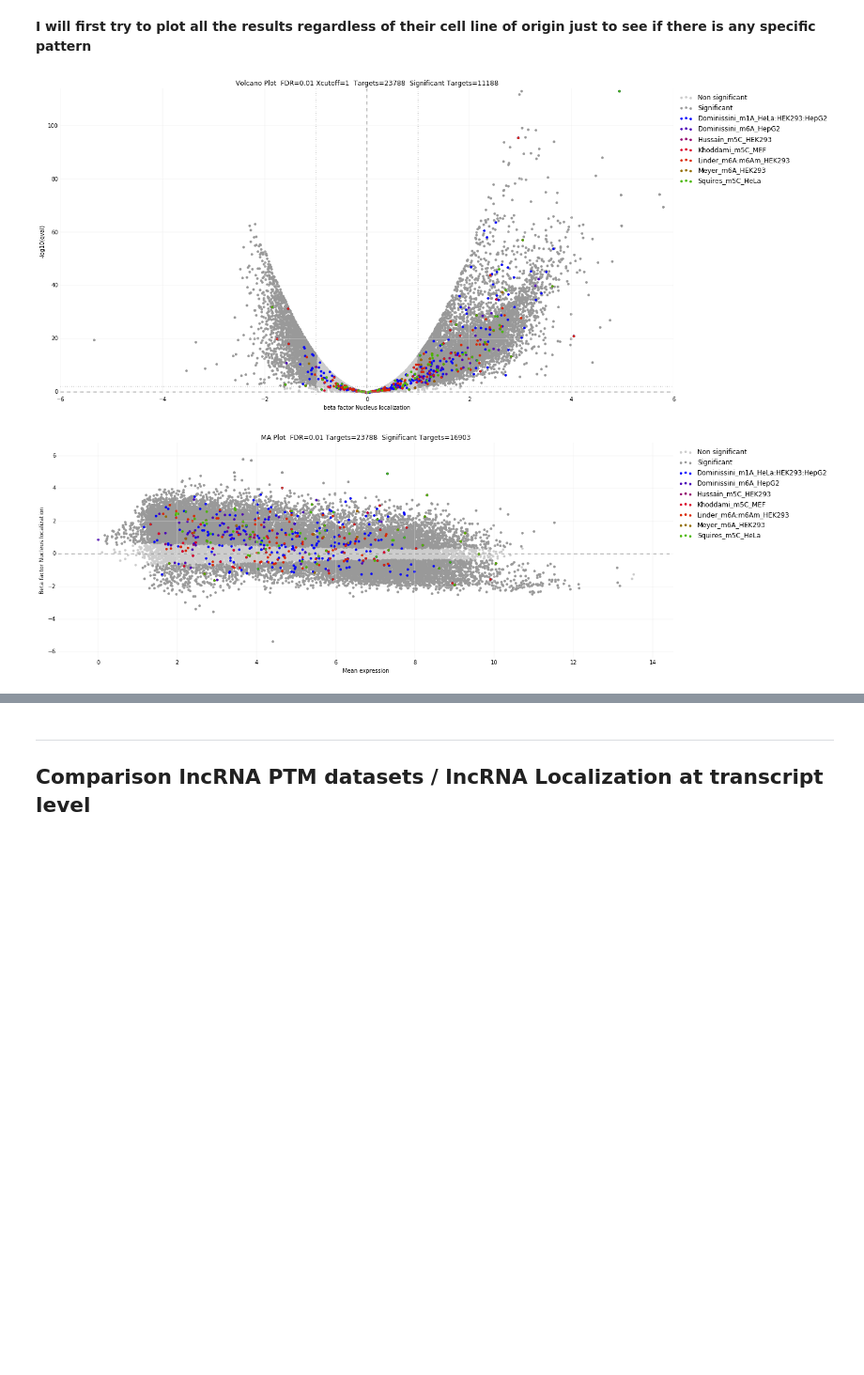
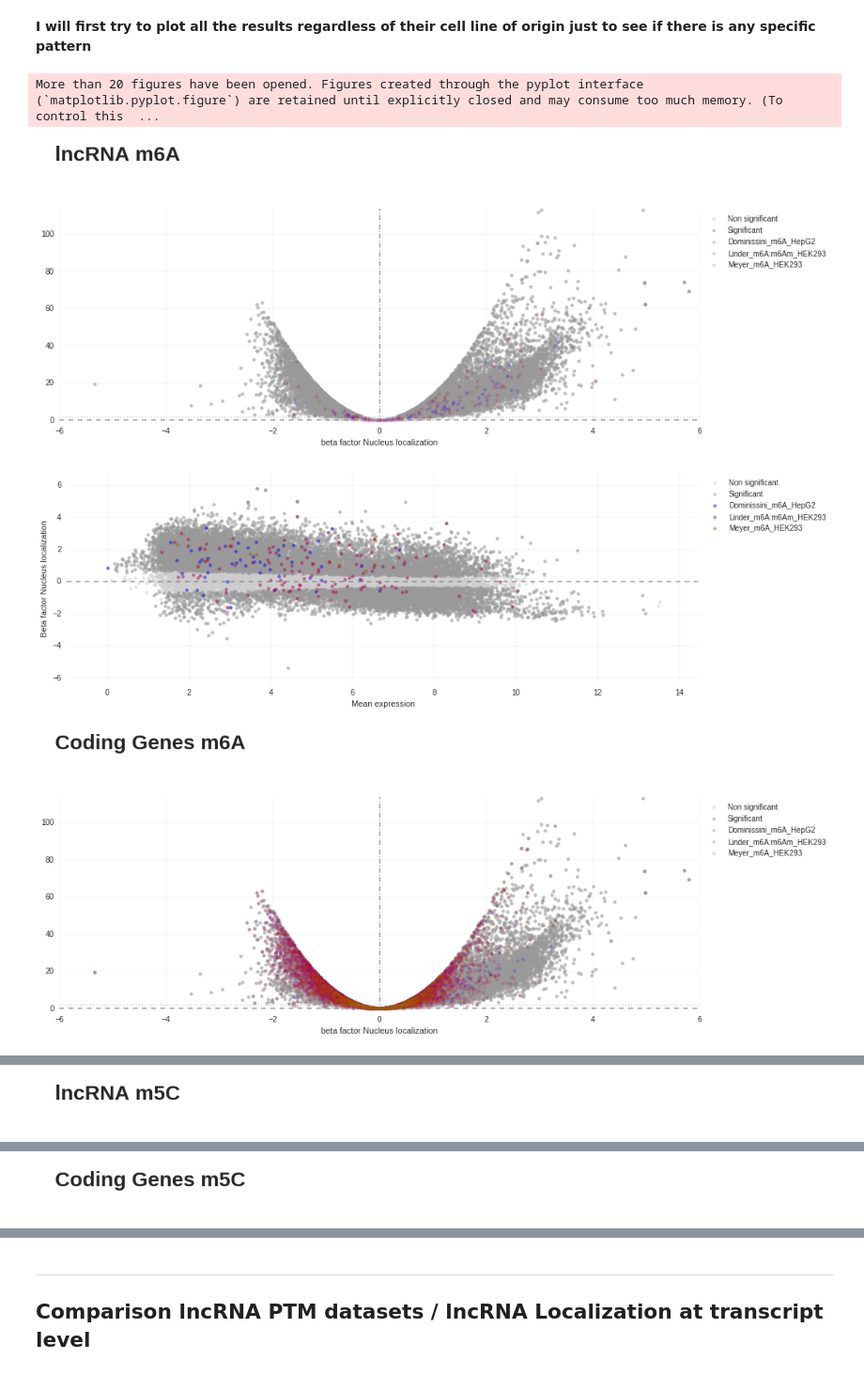
Before and after one commit to a-slide/iPython-Notebook, a Jupyter notebook: Notebooks/2016_08_04_Epi2_pilot_datasets_cross_analysis.ipynb, the cells around one changed output, grey strips where cells are left out. Shown at 94% size. Cells and saved outputs as stored; diff of their text form; code cells hidden in the pictures; blank space fills up the shorter version.

Commit message:
refine DE expression analysis

```diff
--- a/Notebooks/2016_08_04_Epi2_pilot_datasets_cross_analysis.ipynb
+++ b/Notebooks/2016_08_04_Epi2_pilot_datasets_cross_analysis.ipynb
@@ -90,20 +94,35 @@ m6A:m6Am
 # %% [markdown]
 **I will first try to plot all the results regardless of their cell line of origin just to see if there is any specific pattern**
 # %%
+# Define the categories of lnc and coding RNA
+
+condition_list = [[
+        "lncRNA",
+        ["lincRNA", "antisense", "TEC", "sense_intronic", "processed_transcript", "sense_overlapping", "3prime_overlapping_ncrna", "non_coding", "bidirectional_promoter_lncrna", "macro_lncRNA"]],
+        ["Coding Genes",
+        ["protein_coding", "transcribed_processed_pseudogene", "transcribed_unitary_pseudogene", "translated_unprocessed_pseudogene"]]]
+
 df = pd.read_table("./Localisation_Original_Datasets/Djebali-ENCODE/sleuth/gene_allRNA/ALL/localizationnucleus_wald_test.tsv")
+for modif in ["m6A", "m5C", "_Y_", "A>I", "m1A"]:
+    for condition, RNA_types in condition_list:
+        PTM_dataset_list = sorted(glob("./PTM_Annotated_Datasets/*{}*_hg38_cleaned_gencode_v24_uniq-gene.csv".format(modif)))
+        colors = get_color_list(len(PTM_dataset_list), "brg")
+        hl=[]
+        for fp, color in zip(PTM_dataset_list, colors):
+            PTM_df = pd.read_table(fp, names=["target_id", "gene_name", "gene_type", "count"])
+            PTM_lab = file_name(fp).split("_hg38_")[0]
+            PTM_target_id = PTM_df.target_id[(PTM_df.gene_type.isin(RNA_types))]
+            hl.append({ "target_id": PTM_target_id, "color":color, "label":PTM_lab, "alpha":0.2})
 
-PTM_dataset_list = sorted(glob("./PTM_Annotated_Datasets/*_m*lncRNAs_gene_uniq-gene.csv"))
-colors = get_color_list(len(PTM_dataset_list), "brg")
-hl=[]
-for fp, color in zip(PTM_dataset_list, colors):
-    PTM_df = pd.read_table(fp, names=["target_id", "gene_name", "count"])
-    PTM_id = file_name(fp).split("_hg38_")[0]
-    hl.append({ "target_id": PTM_df.target_id, "color":color, "label":PTM_id})
-
-volcano_plot (df=df, highlight_list=hl, X="b", Y="qval", FDR=0.01, X_cutoff=1, figsize=[20,10],
-              xlabel = "beta factor Nucleus localization", sig_color="0.6", non_sig_color="0.8", xlim=[-6,6])
-MA_plot (df=df, highlight_list=hl, X="mean_obs", Y="b", FDR=0.01, FDR_col="qval", figsize=[20,7],
-         xlabel="Mean expression", ylabel="Beta factor Nucleus localization", sig_color="0.6", non_sig_color="0.8")
+        plot_text(condition+" "+modif, align="left", fontsize=30, fontweight="bold")
+        volcano_plot (df=df, highlight_list=hl, X="b", Y="qval", FDR=0.01, X_cutoff=0, figsize=[15,5],
+                      xlabel = "beta factor Nucleus localization", sig_color="0.6", non_sig_color="0.8", xlim=[-6,6], alpha=0.5)
+        MA_plot (df=df, highlight_list=hl, X="mean_obs", Y="b", FDR=0.01, FDR_col="qval", figsize=[15,5],
+                 xlabel="Mean expression", ylabel="Beta factor Nucleus localization", sig_color="0.6", non_sig_color="0.8", alpha=0.5)
 # %% [output]
+More than 20 figures have been opened. Figures created through the pyplot interface (`matplotlib.pyplot.figure`) are retained until explicitly closed and may consume too much memory. (To control this  ...
-[figure, old version]
+[figure, new version]
-[figure, old version]
+[figure, new version]
+[figure, added]
+[figure, added]
+[figure, added]
@@ -109,0 +130 @@ MA_plot (df=df, highlight_list=hl, X="mean_obs", Y="b", FDR=0.01, FDR_col="qval"
+[figure, added]
@@ -109,0 +133 @@ MA_plot (df=df, highlight_list=hl, X="mean_obs", Y="b", FDR=0.01, FDR_col="qval"
+[figure, added]
```
Also changed, not shown: parts of 7 cells of this notebook, 1 other file.
